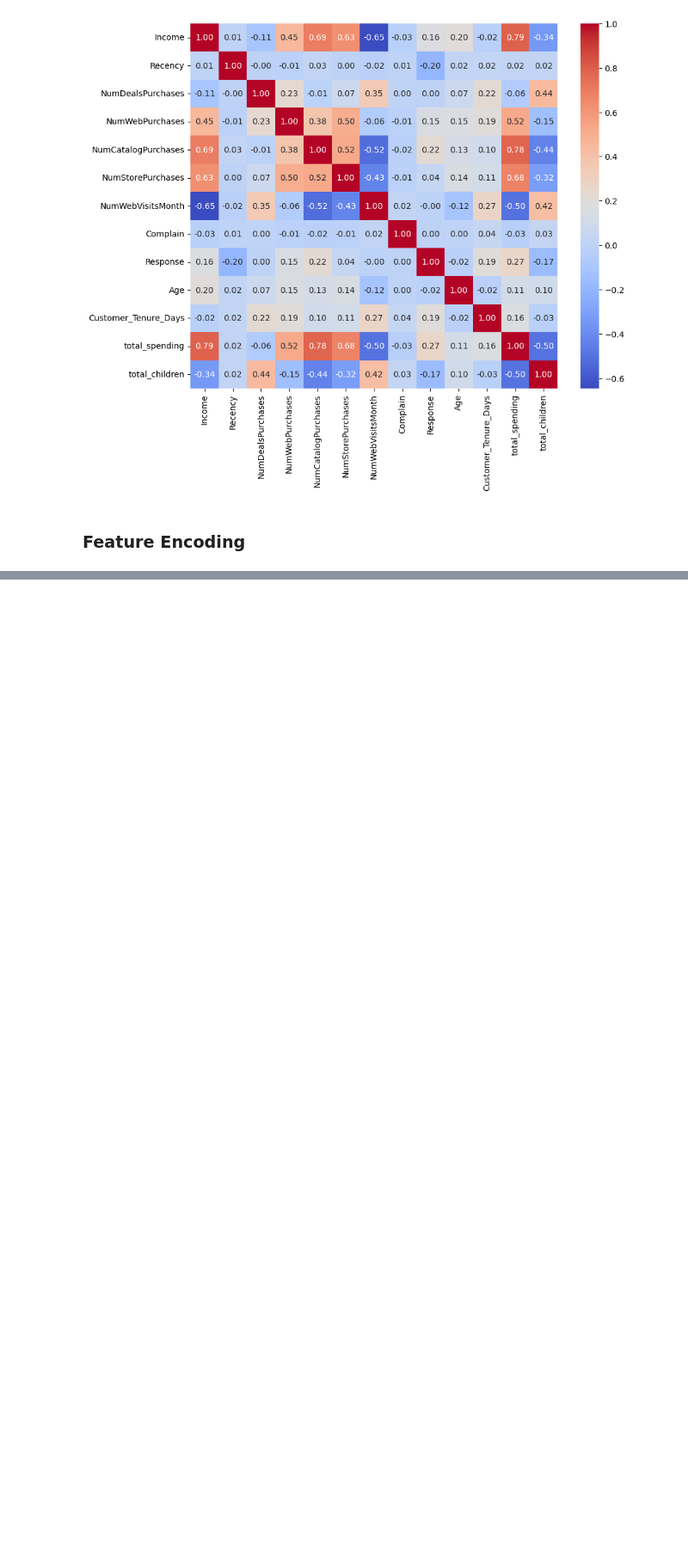
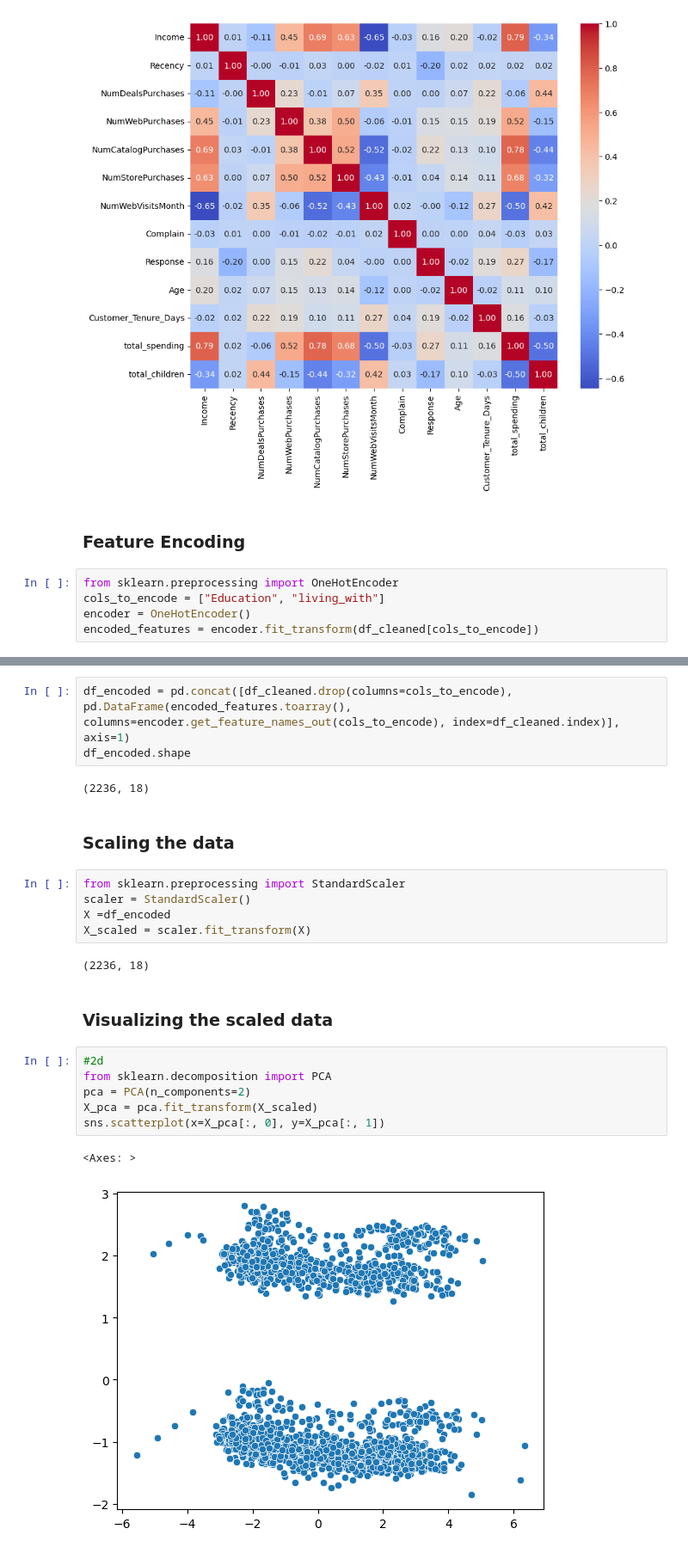
Before and after one commit to Tabby-rohit/Smart_Cart_Project, a Jupyter notebook: smart_cart.ipynb, the cells around one changed output, grey strips where cells are left out. Shown at 86% size. Drawn from its saved outputs; the diff is of its cells as text; blank space fills up the shorter version.

Commit message:
done with data visualization

```diff
--- a/smart_cart.ipynb
+++ b/smart_cart.ipynb
@@ -146,3 +146,8 @@ sns.heatmap(correlation_matrix, annot=True, cmap='coolwarm', fmt=".2f")
 [figure]
 # %% [markdown]
 ### Feature Encoding
+# %%
+from sklearn.preprocessing import OneHotEncoder
+cols_to_encode = ["Education", "living_with"]
+encoder = OneHotEncoder()
+encoded_features = encoder.fit_transform(df_cleaned[cols_to_encode])
@@ -148,0 +163,25 @@ sns.heatmap(correlation_matrix, annot=True, cmap='coolwarm', fmt=".2f")
+# %%
+df_encoded = pd.concat([df_cleaned.drop(columns=cols_to_encode), pd.DataFrame(encoded_features.toarray(), columns=encoder.get_feature_names_out(cols_to_encode), index=df_cleaned.index)], axis=1)
+df_encoded.shape
+# %% [output]
+(2236, 18)
+# %% [markdown]
+### Scaling the data
+# %%
+from sklearn.preprocessing import StandardScaler
+scaler = StandardScaler()
+X =df_encoded
+X_scaled = scaler.fit_transform(X)
+# %% [output]
+(2236, 18)
+# %% [markdown]
+### Visualizing the scaled data
+# %%
+#2d
+from sklearn.decomposition import PCA
+pca = PCA(n_components=2)
+X_pca = pca.fit_transform(X_scaled)
+sns.scatterplot(x=X_pca[:, 0], y=X_pca[:, 1])
+# %% [output]
+<Axes: >
+[figure, added]
```
Also changed, not shown: parts of 3 cells of this notebook.
